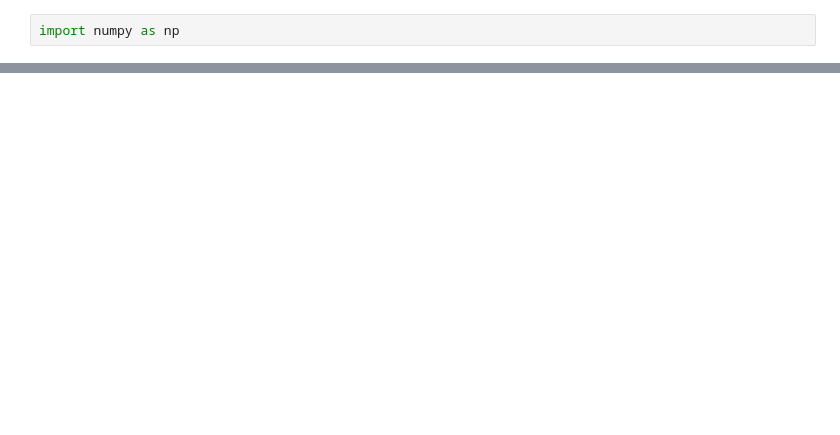
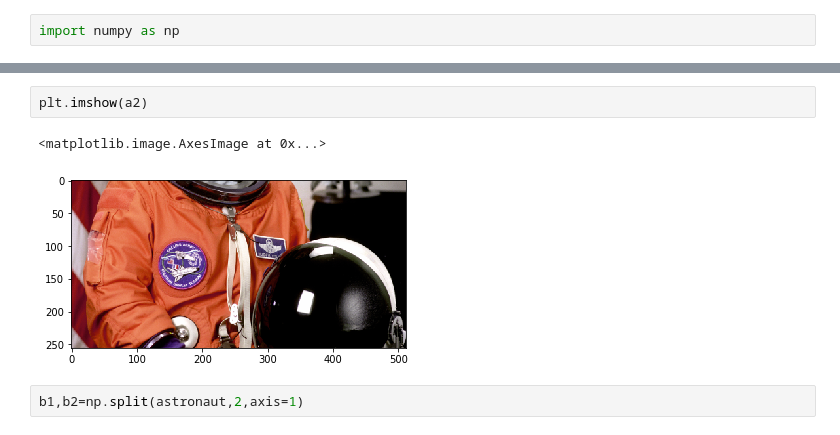
Before and after one commit to ENATYAV/LB_DS_WKND_OCT_11, a Jupyter notebook: numpy/Untitled.ipynb, the cells around one changed output, grey strips where cells are left out. Drawn from its saved outputs; the diff is of its cells as text; blank space fills up the shorter version.

```diff
--- a/numpy/Untitled.ipynb
+++ b/numpy/Untitled.ipynb
@@ -187,0 +56,7 @@ print(arr14)
+# %%
+plt.imshow(a2)
+# %% [output]
+<matplotlib.image.AxesImage at 0x...>
+[figure, added]
+# %%
+b1,b2=np.split(astronaut,2,axis=1)
```
Also changed, not shown: parts of 100 cells of this notebook, 15 other files.
